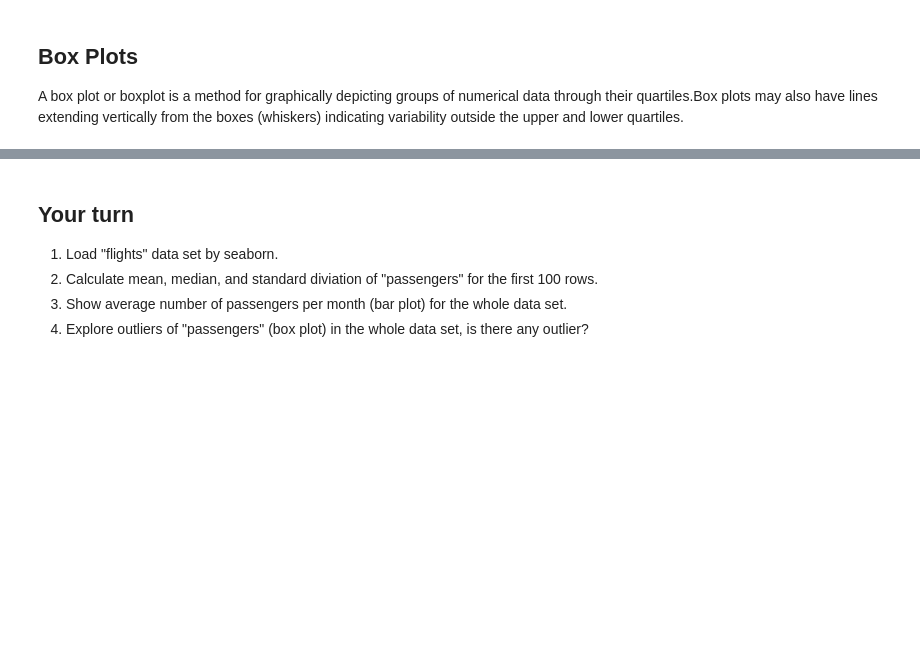
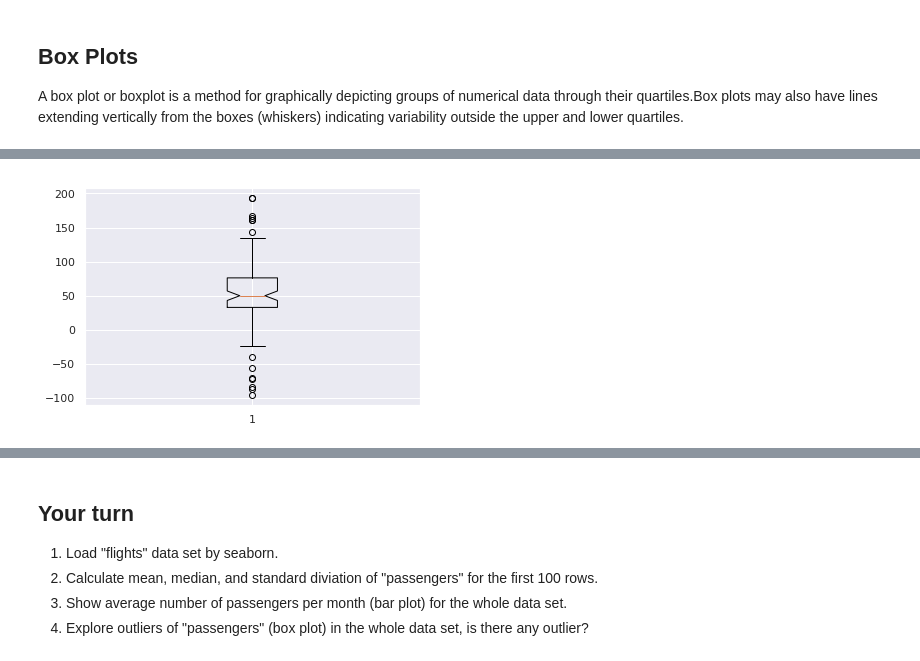
Before and after one commit to mrsonuk/university, a Jupyter notebook: data_science/uebung/02/Data Visualization_Decision Trees-Instruction.ipynb, the cells around one changed output, grey strips where cells are left out. Drawn from its saved outputs; the diff is of its cells as text; code cells hidden in the pictures; blank space fills up the shorter version.

Commit message:
exercise data science 02

```diff
--- a/data_science/uebung/02/Data Visualization_Decision Trees-Instruction.ipynb
+++ b/data_science/uebung/02/Data Visualization_Decision Trees-Instruction.ipynb
@@ -122,6 +146,10 @@ sample2 = np.ones(25) * 50  #Generate an array with size 25, all values are 1
 print("Sample2:\n")
 print(sample2)
 sample3 = np.random.rand(10) * 100 + 100
+print("Sample3:\n")
+print(sample3)
 sample4 = np.random.rand(10) * -100
-data = np.concatenate((sample1, sample2, sample3, sample4), 0)
+print("Sample4:\n")
+print(sample4)
+data = np.concatenate((sample1, sample2, sample3, sample4), axis=0)
 data
@@ -133,5 +199,8 @@ plt.boxplot(data)
 # %%
 #notched plot, displays a confidence interval around the median which is normally based on the median +/- 1.57 x IQR/sqrt of n
-plt.boxplot(data, 1)
+plt.boxplot(data, notch=True)
+plt.show()
+# %% [output]
+[figure, added]
 # %%
 #Color and shape of outliers
```
Also changed, not shown: parts of 25 cells of this notebook.
